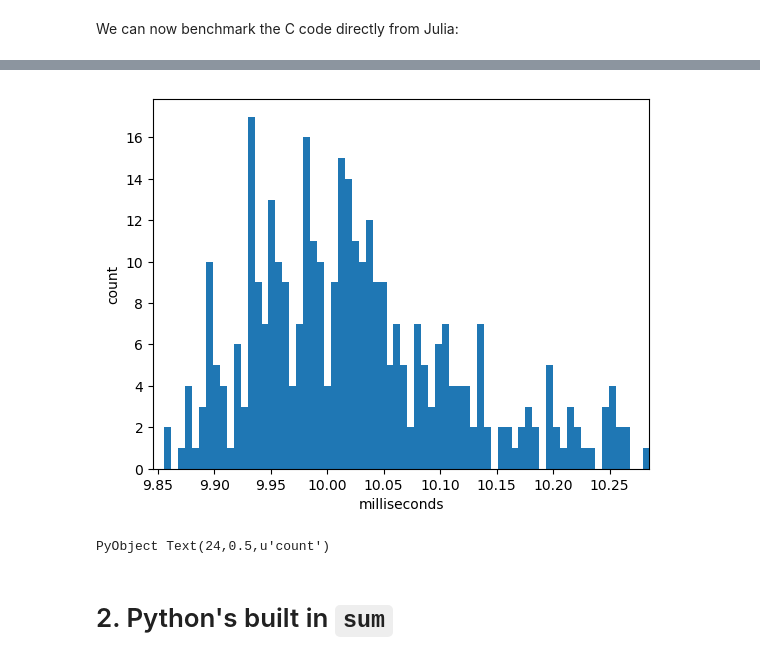
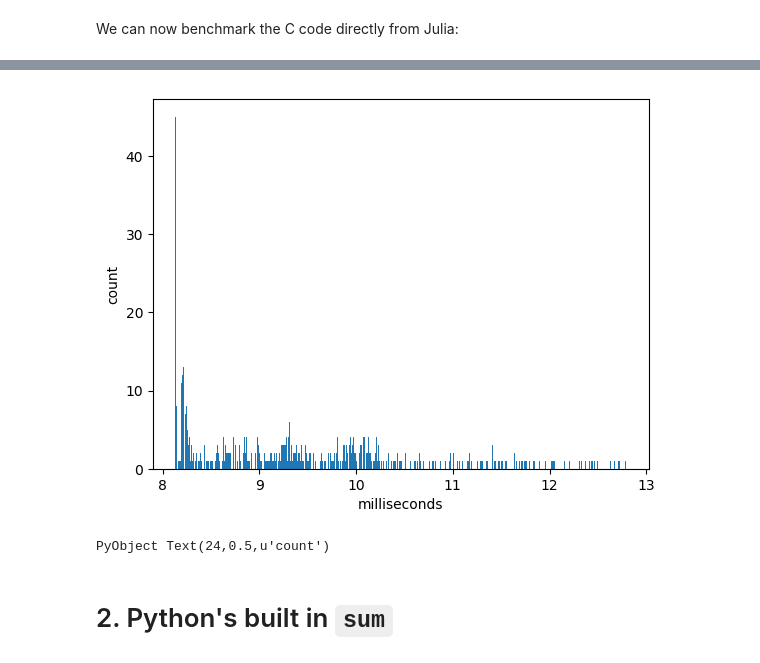
Before and after one commit to mitmath/18S096, a Jupyter notebook: lectures/lecture1/Performance-variation.ipynb, the cells around one changed output, grey strips where cells are left out. Drawn from its saved outputs; the diff is of its cells as text; code cells hidden in the pictures.

```diff
--- a/lectures/lecture1/Performance-variation.ipynb
+++ b/lectures/lecture1/Performance-variation.ipynb
@@ -155,13 +165,13 @@ using PyPlot
 # %%
 t = c_bench.times / 1e6 # times in milliseconds
 m, σ = minimum(t), std(t)
 
 plt[:hist](t, bins=500)
-xlim(m - 0.01, m + σ),
+#xlim(m - 0.01, m + σ),
 xlabel("milliseconds")
 ylabel("count")
 # %% [output]
-[figure, old version]
+[figure, new version]
 PyObject Text(24,0.5,u'count')
 # %% [markdown]
 # 2. Python's built in `sum`
```
Also changed, not shown: parts of 27 cells of this notebook, 1 other file.
